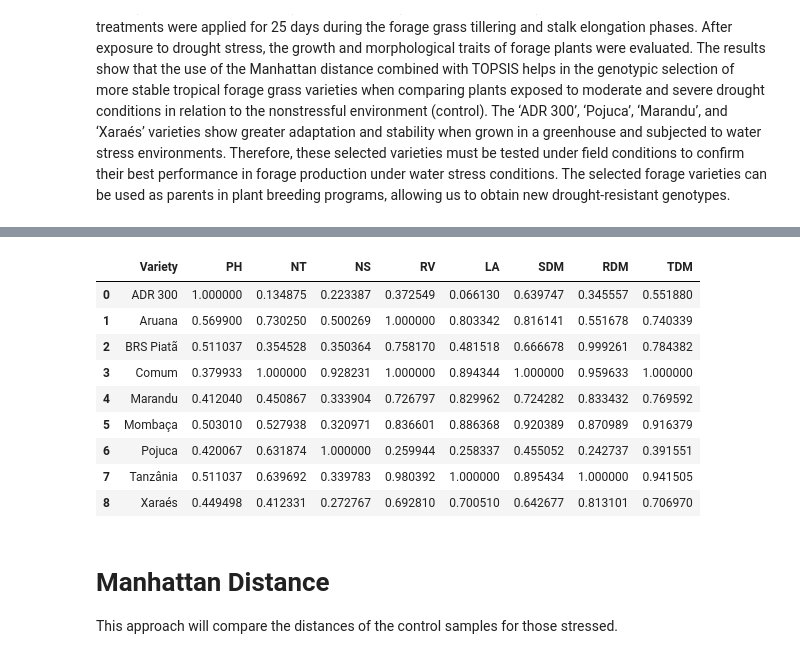
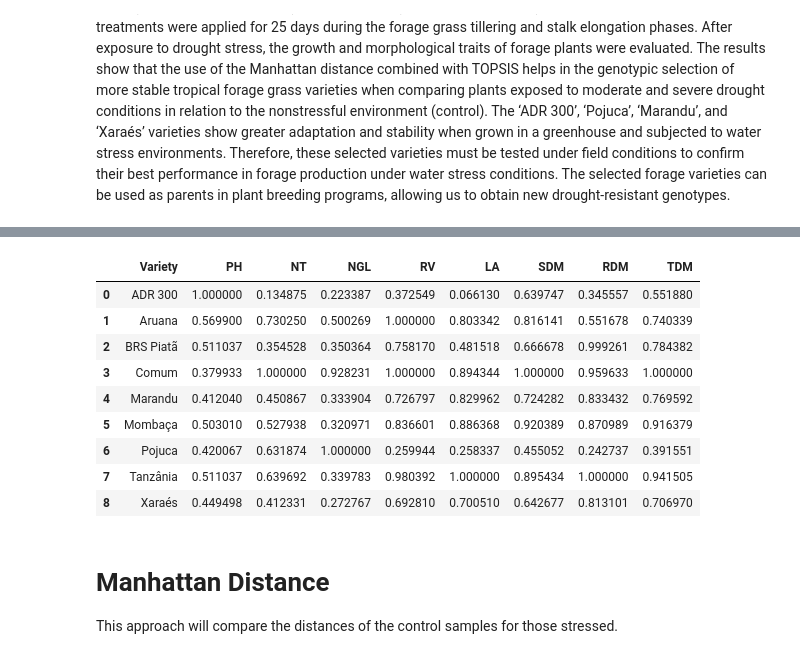
Before and after one commit to brunobro/selection-of-forage-grasses-for-cultivation-under-water-limited-conditions, a Jupyter notebook: SelectionForageGrassCultivars.ipynb, the cells around one changed output, grey strips where cells are left out. Cells and saved outputs as stored; diff of their text form; code cells hidden in the pictures.

```diff
--- a/SelectionForageGrassCultivars.ipynb
+++ b/SelectionForageGrassCultivars.ipynb
@@ -87,7 +87,7 @@ def convert_MSWord(df, name_doc, n_dig=4):
     doc.save(name_doc + '.docx')
 # %%
 #Variables
-Vars = ['PH', 'NT', 'NS', 'RV','LA','SDM', 'RDM', 'TDM']
+Vars = ['PH', 'NT', 'NGL', 'RV','LA','SDM', 'RDM', 'TDM']
 
 #Normalizes each variable
 def norm(df):
@@ -114,34 +114,34 @@ df_moderate_ = df_moderate_.groupby(['Variety'], as_index=False).mean(numeric_on
 df_severe_   = df_severe_.groupby(['Variety'], as_index=False).mean(numeric_only=True)
 
 #Convert to MS Word - Raw data
 convert_MSWord(df_control_, 'raw_control')
 convert_MSWord(df_moderate_, 'raw_moderate')
 convert_MSWord(df_severe_, 'raw_severe')
 
 '''
 Normalize
 '''
 control_norm  = norm(df_control_[Vars])
 moderate_norm = norm(df_moderate_[Vars])
 severe_norm   = norm(df_severe_[Vars])
 
 df_control  = df_control_.copy()
 df_moderate = df_moderate_.copy()
 df_severe   = df_severe_.copy()
 
 df_control.iloc[:,1:]  = control_norm
 df_moderate.iloc[:,1:] = moderate_norm
 df_severe.iloc[:,1:]   = severe_norm
 
 #Show an example
 display(df_moderate)
 
 #Convert to MS Word - Normalized data
 convert_MSWord(df_control, 'norm_control')
 convert_MSWord(df_moderate, 'norm_moderate')
 convert_MSWord(df_severe, 'norm_severe')
 # %% [output]
-|  | Variety | PH | NT | NS | RV | LA | SDM | RDM | TDM |
+|  | Variety | PH | NT | NGL | RV | LA | SDM | RDM | TDM |
 | 0 | ADR 300 | 1.000000 | 0.134875 | 0.223387 | 0.372549 | 0.066130 | 0.639747 | 0.345557 | 0.551880 |
 | 1 | Aruana | 0.569900 | 0.730250 | 0.500269 | 1.000000 | 0.803342 | 0.816141 | 0.551678 | 0.740339 |
 | 2 | BRS Piatã | 0.511037 | 0.354528 | 0.350364 | 0.758170 | 0.481518 | 0.666678 | 0.999261 | 0.784382 |
```
Also changed, not shown: parts of 2 cells of this notebook.
